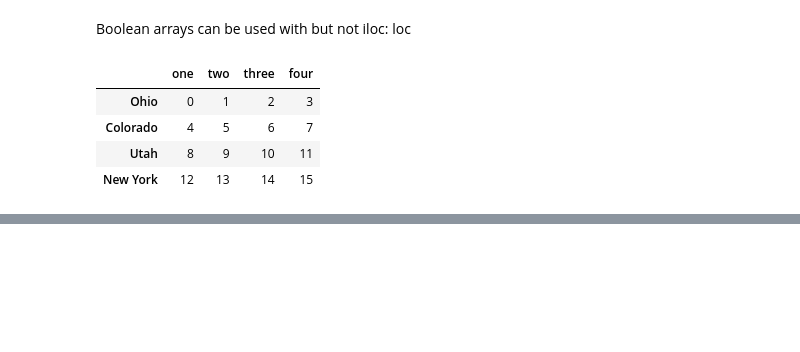
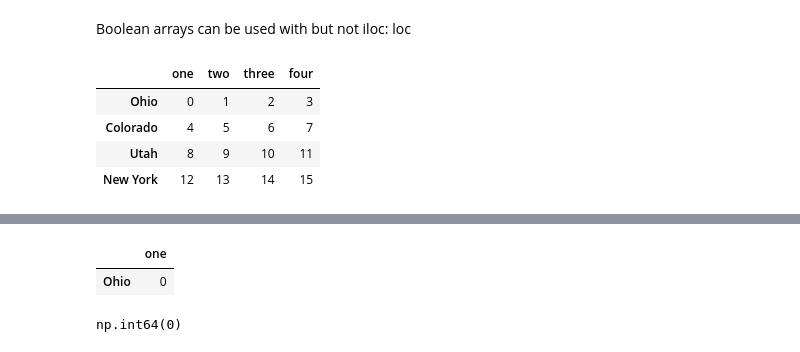
Before and after one commit to navneet-srivastava/python-data-analysis, a Jupyter notebook: pandas_tut.ipynb, the cells around one changed output, grey strips where cells are left out. Cells and saved outputs as stored; diff of their text form; code cells hidden in the pictures; blank space fills up the shorter version.

```diff
--- a/pandas_tut.ipynb
+++ b/pandas_tut.ipynb
@@ -1085,0 +1176,9 @@ ValueError: iLocation based boolean indexing cannot use an indexable as a mask
+# %%
+data.loc[["Ohio"],["one"]]
+# %% [output]
+|  | one |
+| Ohio | 0 |
+# %%
+data.loc["Ohio","one"]
+# %% [output]
+np.int64(0)
```
Also changed, not shown: parts of 16 cells of this notebook.
